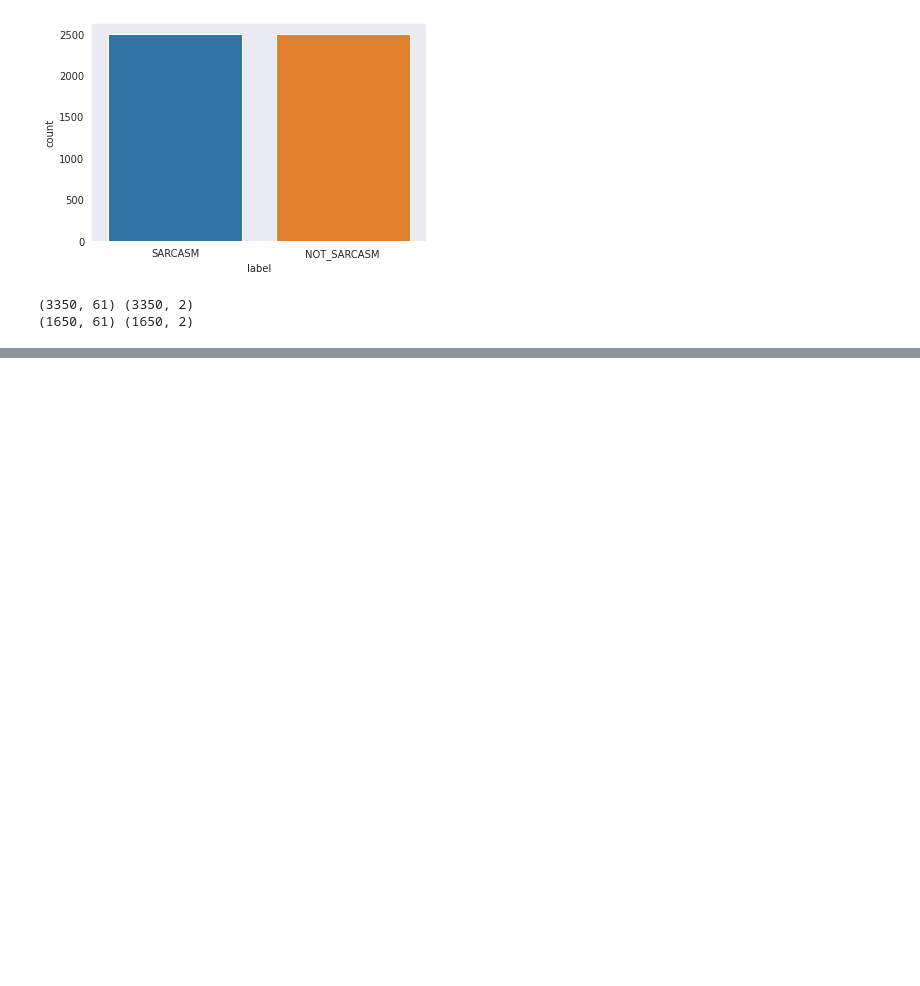
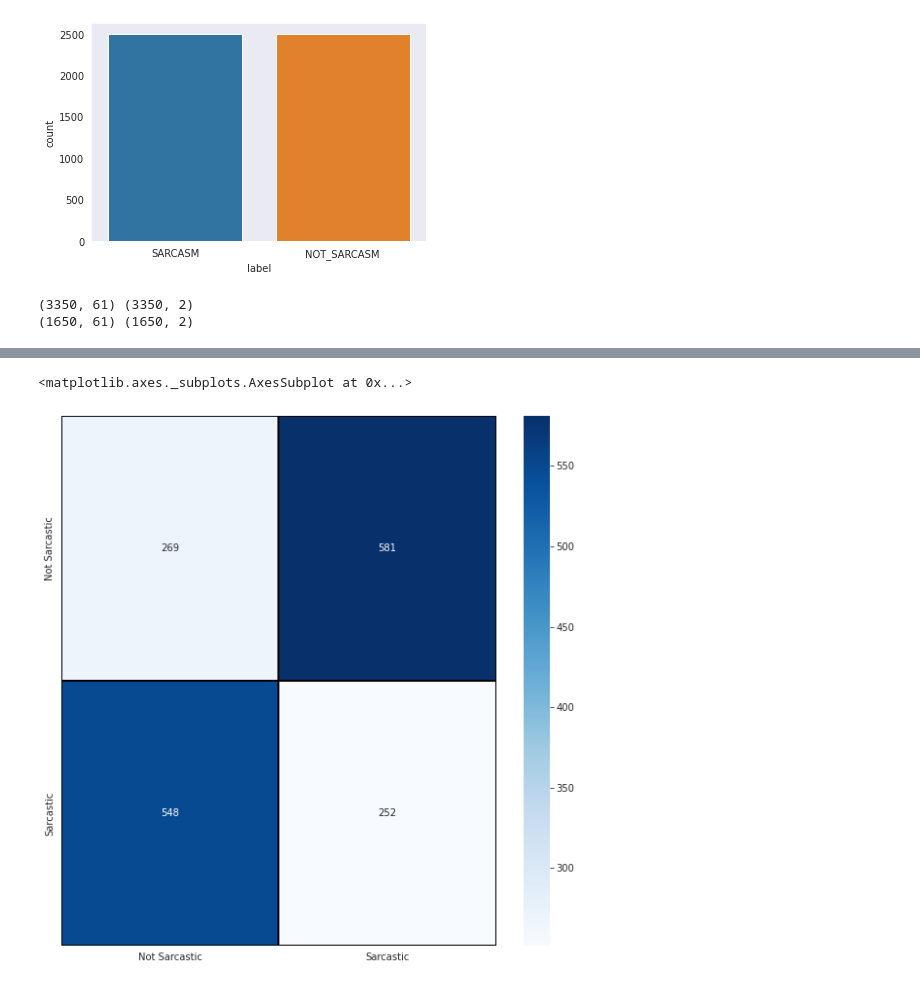
Before and after one commit to ShivaniGawande/DLFinalProject_Fall22, a Jupyter notebook: RNN_LSTM_approach.ipynb, the cells around one changed output, grey strips where cells are left out. Saved outputs shown, nothing was run; the diff lists cells and outputs as text; code cells hidden in the pictures; blank space fills up the shorter version.

```diff
--- a/RNN_LSTM_approach.ipynb
+++ b/RNN_LSTM_approach.ipynb
@@ -137,10 +158,0 @@ Epoch 20/20
-# %%
-validation_size = 1500
-
-X_validate = X_test[-validation_size:]
-Y_validate = Y_test[-validation_size:]
-X_test = X_test[:-validation_size]
-Y_test = Y_test[:-validation_size]
-score,acc = model.evaluate(X_test, Y_test, verbose = 2, batch_size = batch_size)
-print("score: %.2f" % (score))
-print("acc: %.2f" % (acc))
@@ -258,0 +200,3 @@ Non-sarcastic
+# %%
+y_proba = model.predict_on_batch(X_test)
+y_pred = y_proba.argmax(axis=-1)
@@ -258,0 +209,7 @@ Non-sarcastic
+# %%
+cm = pd.DataFrame(cm , index = ['Not Sarcastic','Sarcastic'] , columns = ['Not Sarcastic','Sarcastic'])
+plt.figure(figsize = (10,10))
+sns.heatmap(cm,cmap= "Blues", linecolor = 'black' , linewidth = 1 , annot = True, fmt='' , xticklabels = ['Not Sarcastic','Sarcastic'] , yticklabels = ['Not Sarcastic','Sarcastic'])
+# %% [output]
+<matplotlib.axes._subplots.AxesSubplot at 0x...>
+[figure, added]
```
Also changed, not shown: parts of 16 cells of this notebook.
